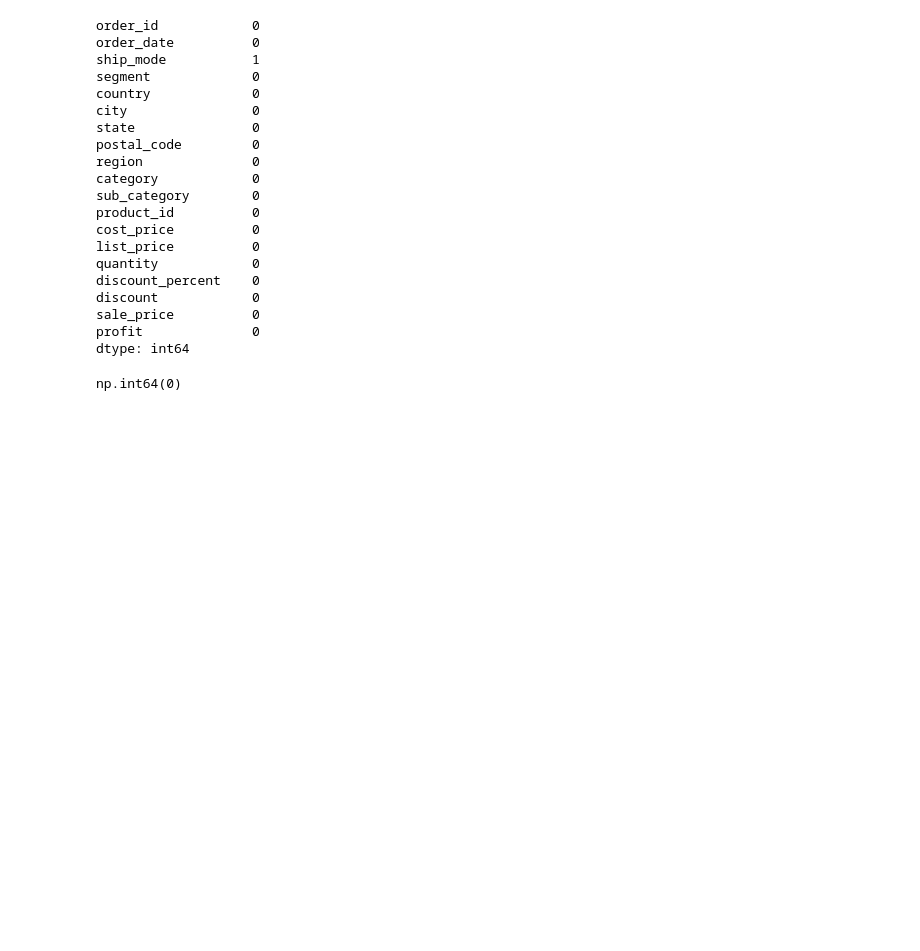
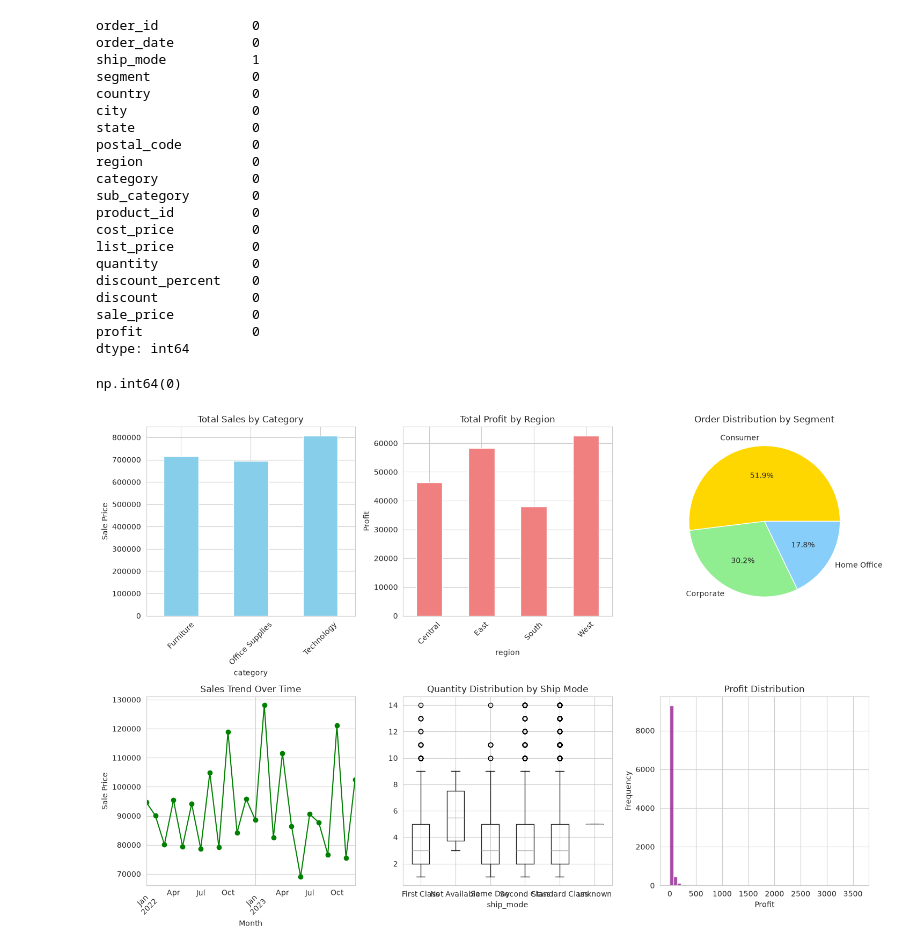
Before and after one commit to Ayush41/Pipeline, a Jupyter notebook: 1. Retail-Order-Analysis-with-ETL-Pipeline/Analysis.ipynb, the cells around one changed output. Saved outputs shown, nothing was run; the diff lists cells and outputs as text; code cells hidden in the pictures; blank space fills up the shorter version.

Commit message:
visualization added

```diff
--- a/1. Retail-Order-Analysis-with-ETL-Pipeline/Analysis.ipynb
+++ b/1. Retail-Order-Analysis-with-ETL-Pipeline/Analysis.ipynb
@@ -118,3 +118,56 @@ np.int64(0)
 
 #drop cost price list price and discount percent columns
 df.drop(columns=['list_price','cost_price','discount_percent'],inplace=True)
+# %%
+import seaborn as sns
+import matplotlib.pyplot as plt
+
+# Set style
+sns.set_style("whitegrid")
+plt.figure(figsize=(15, 10))
+
+# 1. Sales by Category
+plt.subplot(2, 3, 1)
+df.groupby('category')['sale_price'].sum().plot(kind='bar', color='skyblue')
+plt.title('Total Sales by Category')
+plt.ylabel('Sale Price')
+plt.xticks(rotation=45)
+
+# 2. Profit by Region
+plt.subplot(2, 3, 2)
+df.groupby('region')['profit'].sum().plot(kind='bar', color='lightcoral')
+plt.title('Total Profit by Region')
+plt.ylabel('Profit')
+plt.xticks(rotation=45)
+
+# 3. Order Count by Segment
+plt.subplot(2, 3, 3)
+df['segment'].value_counts().plot(kind='pie', autopct='%1.1f%%', colors=['gold', 'lightgreen', 'lightskyblue'])
+plt.title('Order Distribution by Segment')
+plt.ylabel('')
+
+# 4. Sales Trend Over Time
+plt.subplot(2, 3, 4)
+df.groupby(df['order_date'].dt.to_period('M'))['sale_price'].sum().plot(kind='line', marker='o', color='green')
+plt.title('Sales Trend Over Time')
+plt.ylabel('Sale Price')
+plt.xlabel('Month')
+plt.xticks(rotation=45)
+
+# 5. Quantity Distribution by Ship Mode
+plt.subplot(2, 3, 5)
+df.boxplot(column='quantity', by='ship_mode', ax=plt.gca())
+plt.title('Quantity Distribution by Ship Mode')
+plt.suptitle('')
+
+# 6. Profit Distribution
+plt.subplot(2, 3, 6)
+plt.hist(df['profit'], bins=50, color='purple', alpha=0.7)
+plt.title('Profit Distribution')
+plt.xlabel('Profit')
+plt.ylabel('Frequency')
+
+plt.tight_layout()
+plt.show()
+# %% [output]
+[figure, added]
```
